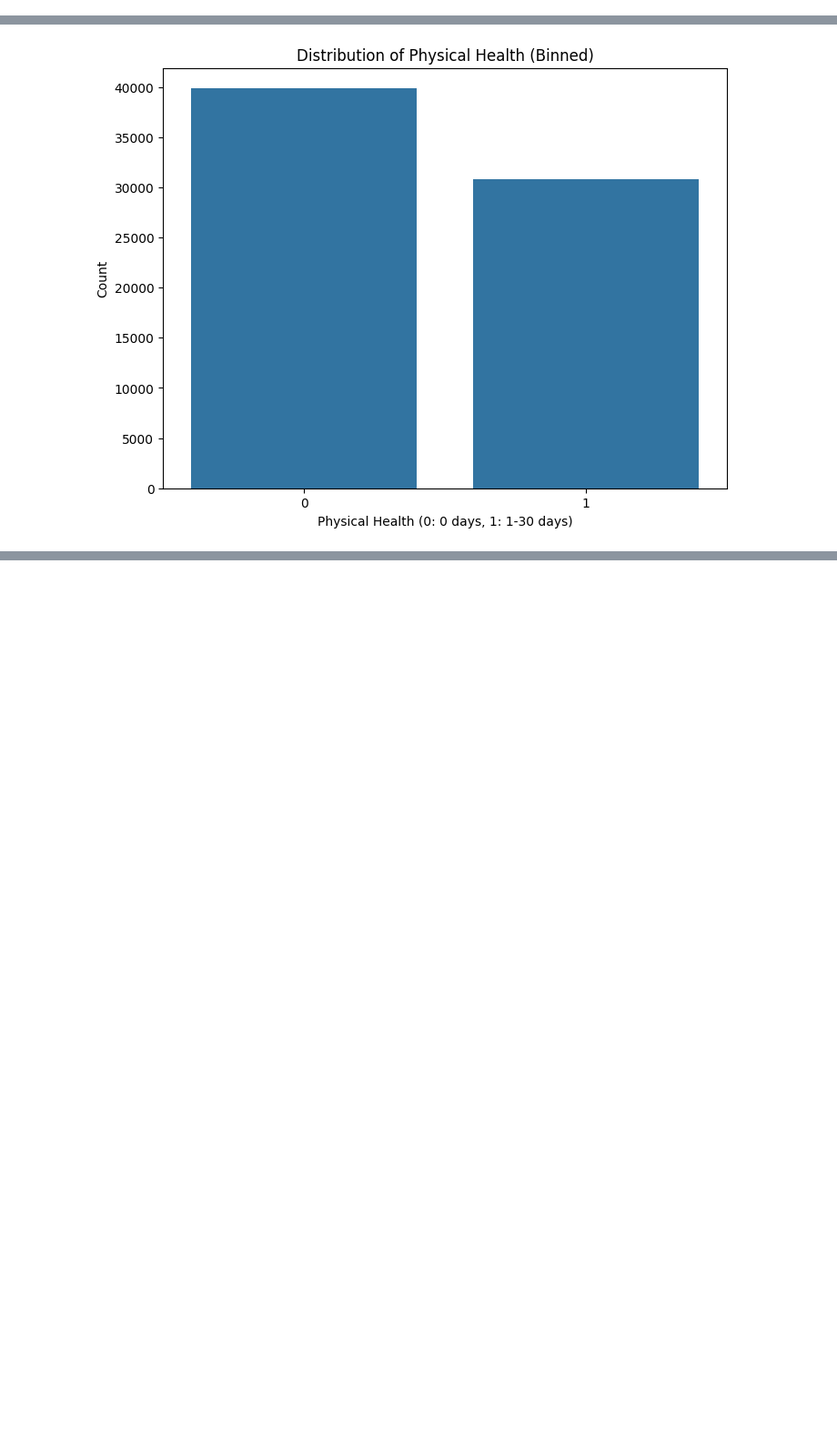
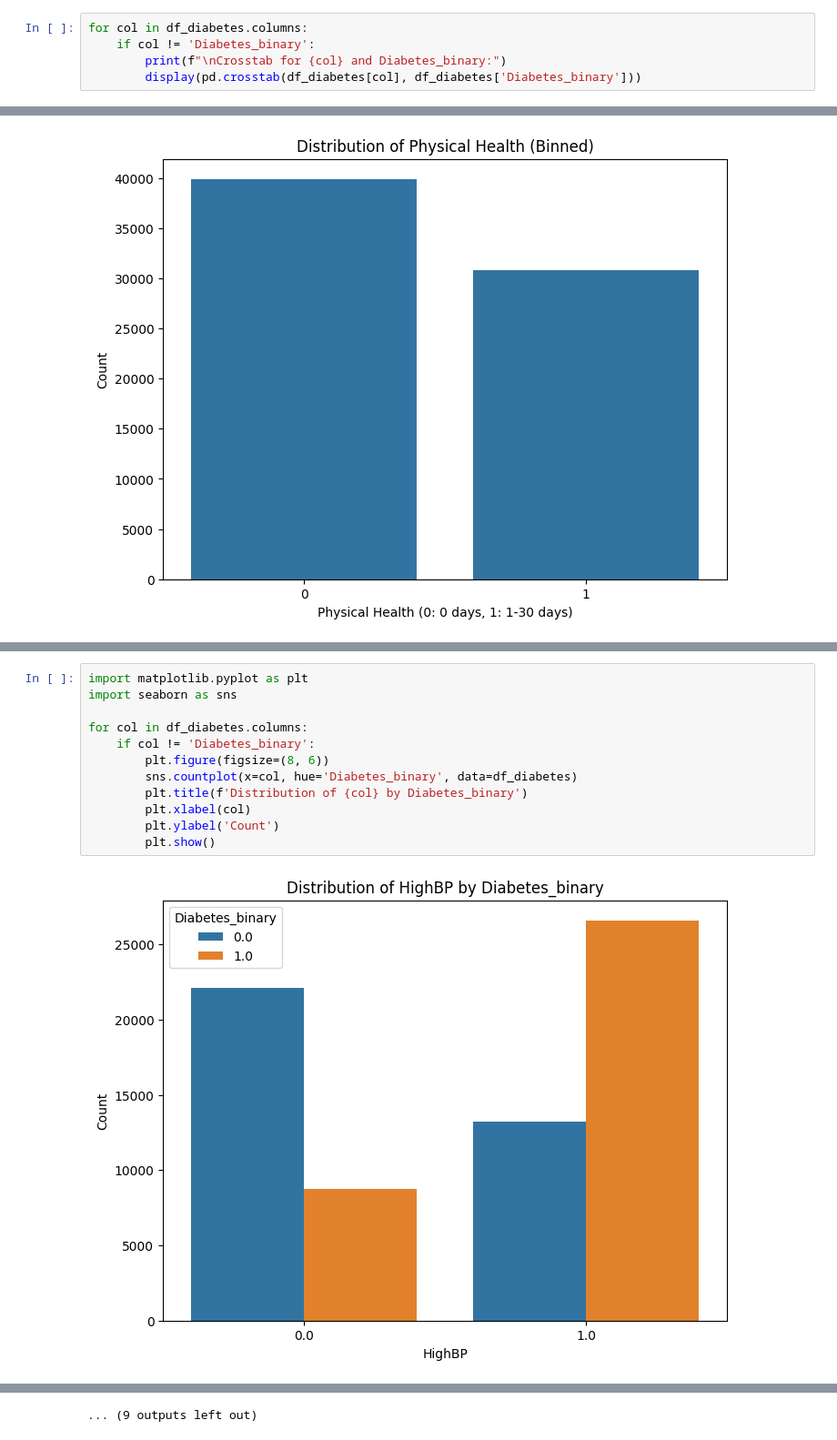
Before and after one commit to faloabdo/AI4ALL-Project, a Jupyter notebook: draft4.ipynb, the cells around one changed output, grey strips where cells are left out. Shown at 91% size. Cells and saved outputs as stored; diff of their text form; blank space fills up the shorter version.

```diff
--- a/draft4.ipynb
+++ b/draft4.ipynb
@@ -96,0 +103,5 @@ plt.show()
+# %%
+for col in df_diabetes.columns:
+    if col != 'Diabetes_binary':
+        print(f"\nCrosstab for {col} and Diabetes_binary:")
+        display(pd.crosstab(df_diabetes[col], df_diabetes['Diabetes_binary']))
@@ -371,0 +412,14 @@ Support Vector Machine Accuracy: 0.7475068958200721
+# %%
+import matplotlib.pyplot as plt
+import seaborn as sns
+
+for col in df_diabetes.columns:
+    if col != 'Diabetes_binary':
+        plt.figure(figsize=(8, 6))
+        sns.countplot(x=col, hue='Diabetes_binary', data=df_diabetes)
+        plt.title(f'Distribution of {col} by Diabetes_binary')
+        plt.xlabel(col)
+        plt.ylabel('Count')
+        plt.show()
+# %% [output]
+[figure, added]
@@ -371,0 +437 @@ Support Vector Machine Accuracy: 0.7475068958200721
+... (9 outputs left out)
```
Also changed, not shown: parts of 10 cells of this notebook.
